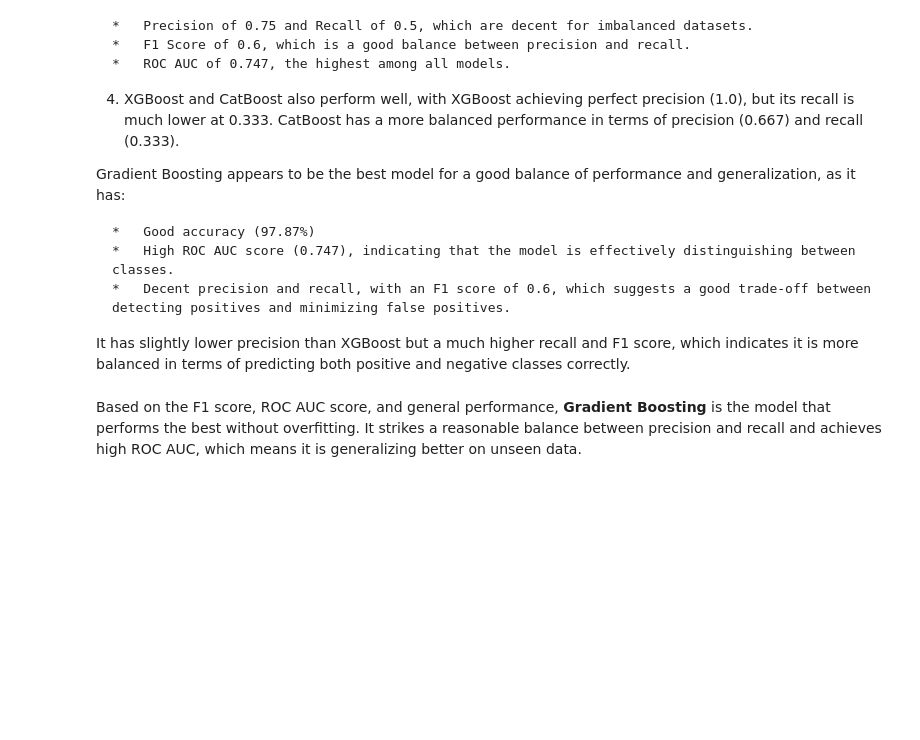
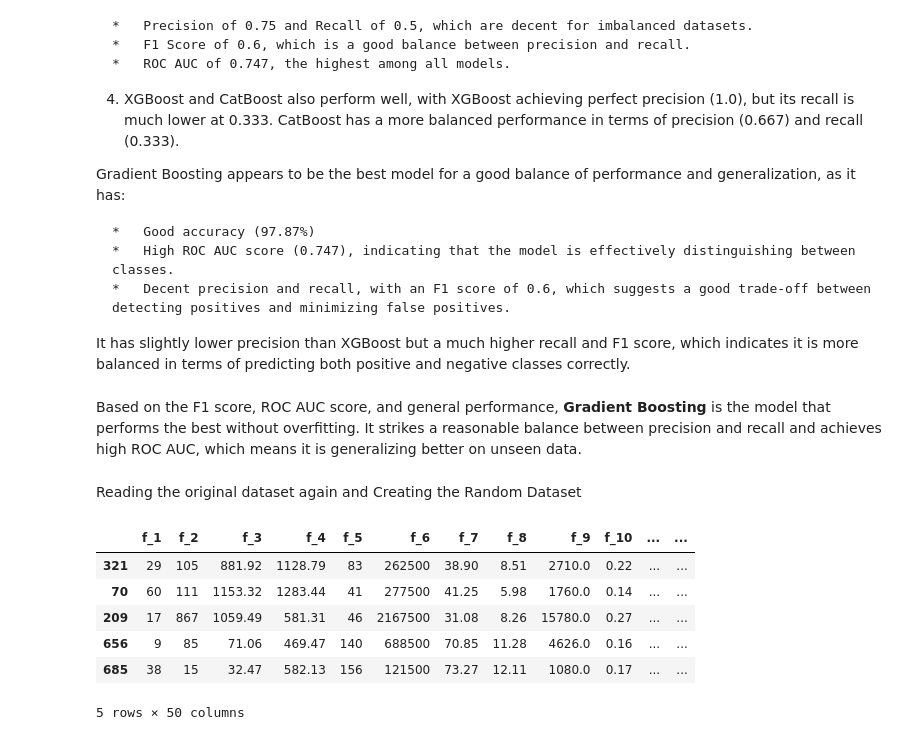
Before and after one commit to Daya-1-sgr/Oil_spill_prediction, a Jupyter notebook: oil_spill_model.ipynb, the cells around one changed output. Drawn from its saved outputs; the diff is of its cells as text; code cells hidden in the pictures; blank space fills up the shorter version.

```diff
--- a/oil_spill_model.ipynb
+++ b/oil_spill_model.ipynb
@@ -462,3 +461,17 @@ Based on the F1 score, ROC AUC score, and general performance, **Gradient Boosti
 import pickle
 with open('gbmodel.pkl','wb') as f:
   pickle.dump(gb,f)
+# %% [markdown]
+Reading the original dataset again and Creating the Random Dataset
+# %%
+df_original=pd.read_csv("/content/oil_spill.csv")
+random_sample=df_original.sample(n=20,random_state=42)
+random_sample.head()
+# %% [output]
+|  | f_1 | f_2 | f_3 | f_4 | f_5 | f_6 | f_7 | f_8 | f_9 | f_10 | ... | ... |
+| 321 | 29 | 105 | 881.92 | 1128.79 | 83 | 262500 | 38.90 | 8.51 | 2710.0 | 0.22 | ... | ... |
+| 70 | 60 | 111 | 1153.32 | 1283.44 | 41 | 277500 | 41.25 | 5.98 | 1760.0 | 0.14 | ... | ... |
+| 209 | 17 | 867 | 1059.49 | 581.31 | 46 | 2167500 | 31.08 | 8.26 | 15780.0 | 0.27 | ... | ... |
+| 656 | 9 | 85 | 71.06 | 469.47 | 140 | 688500 | 70.85 | 11.28 | 4626.0 | 0.16 | ... | ... |
+| 685 | 38 | 15 | 32.47 | 582.13 | 156 | 121500 | 73.27 | 12.11 | 1080.0 | 0.17 | ... | ... |
+5 rows × 50 columns
```
Also changed, not shown: parts of 18 cells of this notebook.
